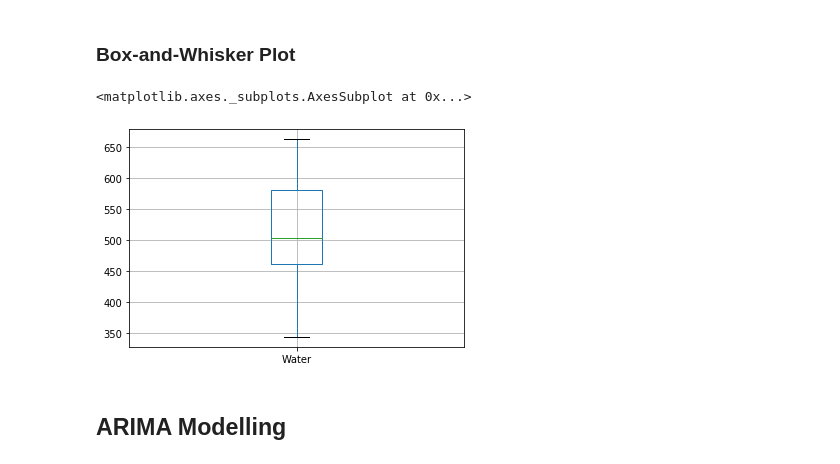
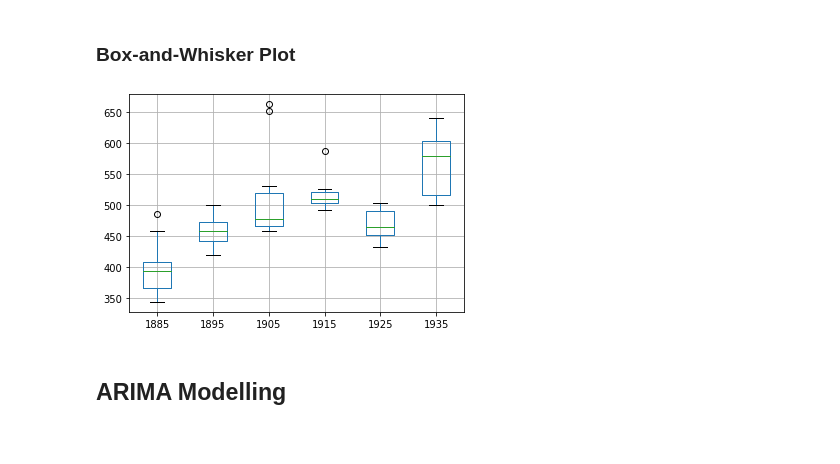
Before and after one commit to ShikharJ/CS566-Advanced-ML, a Jupyter notebook: Assignment 1/Assignment 1.ipynb, the cells around one changed output. Cells and saved outputs as stored; diff of their text form; code cells hidden in the pictures.

```diff
--- a/Assignment 1/Assignment 1.ipynb
+++ b/Assignment 1/Assignment 1.ipynb
@@ -89,9 +118,17 @@ data['Water'].plot.kde(title = 'Density Plot', legend = 'Water')
 # %% [markdown]
 ### Box-and-Whisker Plot
-# %%
-data.boxplot(column=['Water'])
-# %% [output]
-<matplotlib.axes._subplots.AxesSubplot at 0x...>
-[figure, removed]
+# %%
+# Plot the box-and-whisker plot for training set.
+series = pd.read_csv('TimeSeries.csv', index_col = 'Year', parse_dates = True)
+groups = series['1885' : '1944'].groupby(pd.Grouper(freq = '10AS'))
+decades = pd.DataFrame()
+
+for name, group in groups:
+    decades[name.year] = group.values.ravel()
+
+decades.boxplot()
+plt.show()
+# %% [output]
+[figure, added]
 # %% [markdown]
 ## ARIMA Modelling
```
Also changed, not shown: parts of 14 cells of this notebook.
